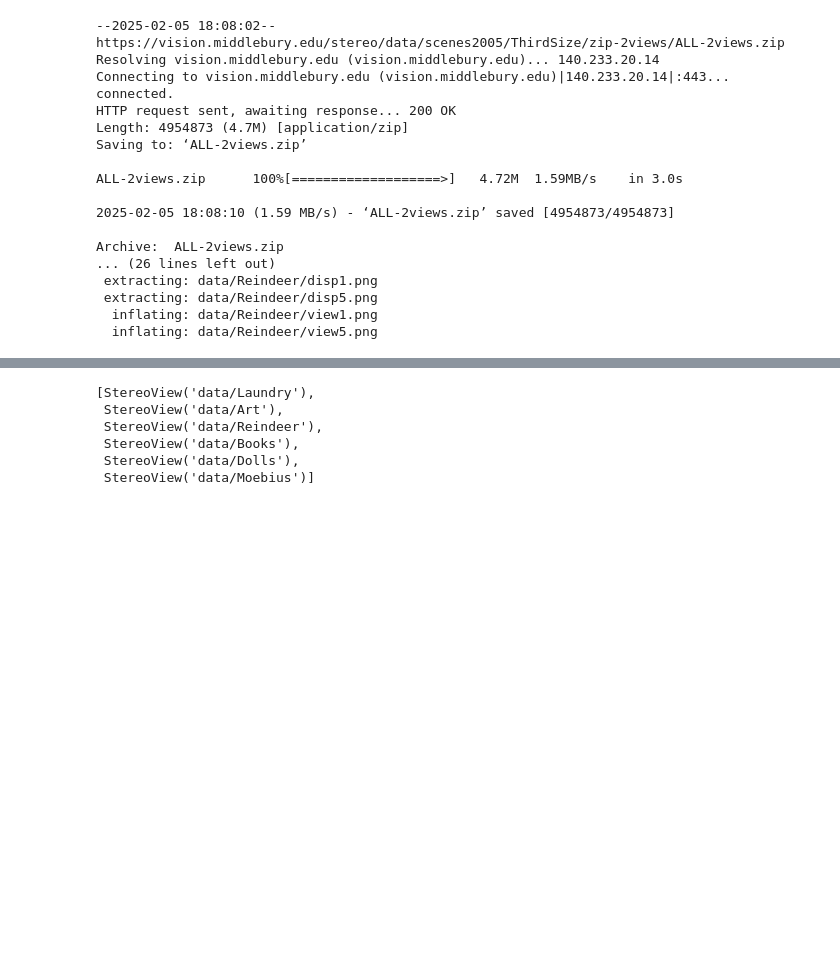
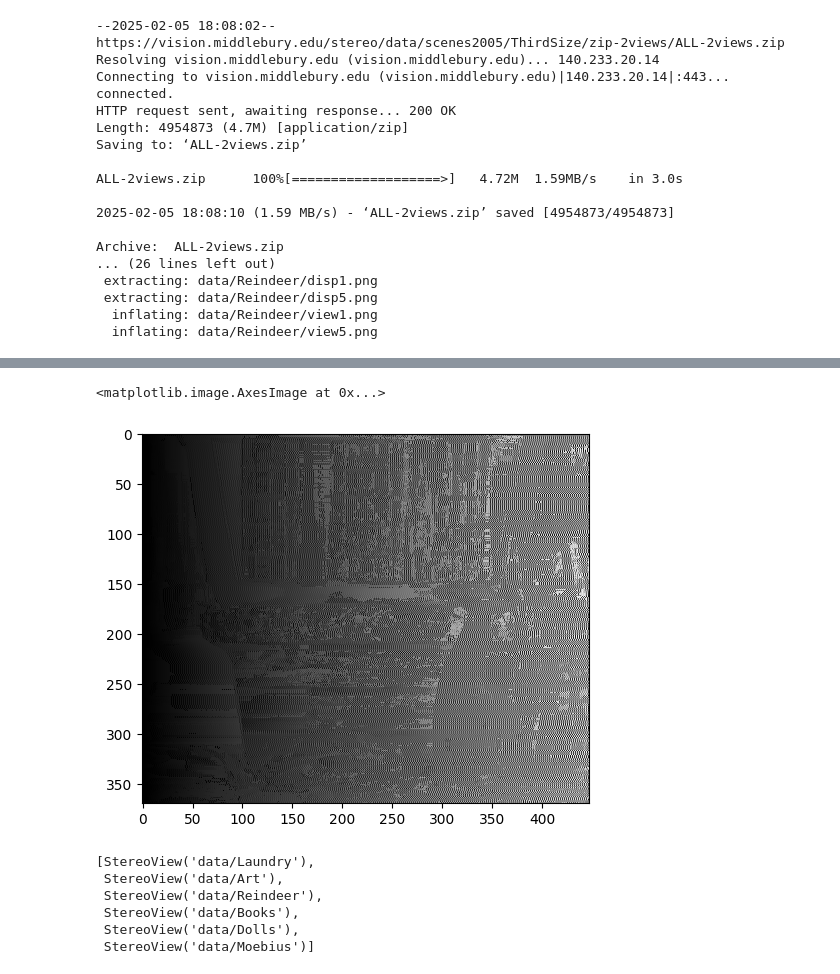
Before and after one commit to 1rsh/EC69210, a Jupyter notebook: exp4/EC69210___Exp4.ipynb, the cells around one changed output, grey strips where cells are left out. Drawn from its saved outputs; the diff is of its cells as text; code cells hidden in the pictures; blank space fills up the shorter version.

```diff
--- a/exp4/EC69210___Exp4.ipynb
+++ b/exp4/EC69210___Exp4.ipynb
@@ -22,3 +353,8 @@ Archive:  ALL-2views.zip
+# %%
+plt.imshow(dm, cmap='gray')
+# %% [output]
+<matplotlib.image.AxesImage at 0x...>
+[figure, added]
 # %%
 import os
 from PIL import Image
```
Also changed, not shown: parts of 9 cells of this notebook, 25 other files.
